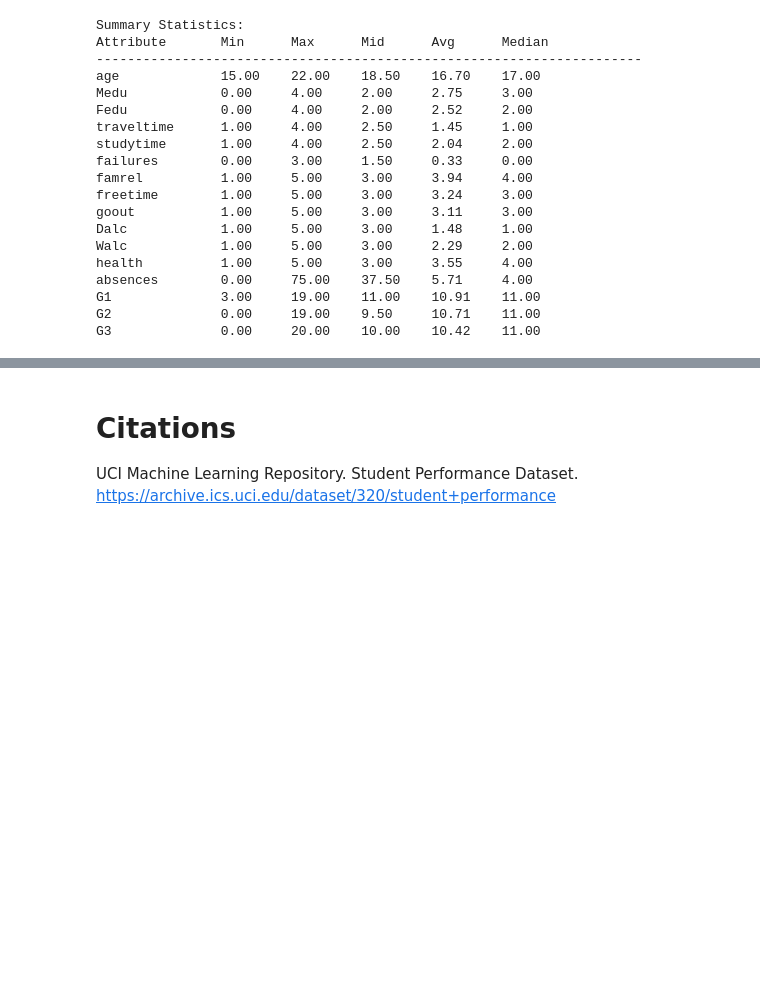
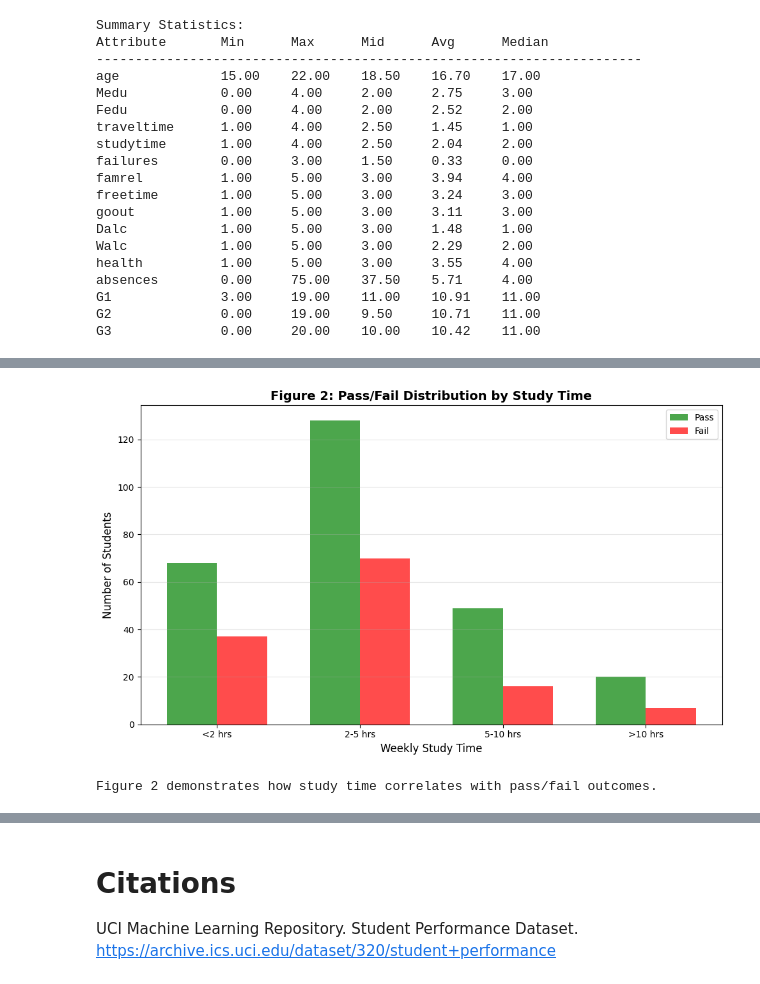
Before and after one commit to askillestad3/cpsc322-final-project, a Jupyter notebook: final.ipynb, the cells around one changed output, grey strips where cells are left out. Cells and saved outputs as stored; diff of their text form; code cells hidden in the pictures; blank space fills up the shorter version.

```diff
--- a/final.ipynb
+++ b/final.ipynb
@@ -172,0 +199,43 @@ G3              0.00     20.00    10.00    10.42    11.00
+# %%
+# Analyze pass/fail rates by study time
+studytime_index = data_table.column_names.index("studytime")
+pass_fail_index = data_table.column_names.index("pass_fail")
+
+studytime_pass_fail = {1: {"pass": 0, "fail": 0},
+                       2: {"pass": 0, "fail": 0},
+                       3: {"pass": 0, "fail": 0},
+                       4: {"pass": 0, "fail": 0}}
+
+for row in data_table.data:
+    st = int(row[studytime_index])
+    pf = row[pass_fail_index]
+    studytime_pass_fail[st][pf] += 1
+
+# Create grouped bar chart
+study_times = [1, 2, 3, 4]
+pass_counts = [studytime_pass_fail[st]["pass"] for st in study_times]
+fail_counts = [studytime_pass_fail[st]["fail"] for st in study_times]
+
+x = np.arange(len(study_times))
+width = 0.35
+
+fig, ax = plt.subplots(figsize=(10, 6))
+bars1 = ax.bar(x - width/2, pass_counts, width, label='Pass', color='green', alpha=0.7)
+bars2 = ax.bar(x + width/2, fail_counts, width, label='Fail', color='red', alpha=0.7)
+
+ax.set_xlabel('Weekly Study Time', fontsize=12)
+ax.set_ylabel('Number of Students', fontsize=12)
+ax.set_title('Figure 2: Pass/Fail Distribution by Study Time', fontsize=14, fontweight='bold')
+ax.set_xticks(x)
+ax.set_xticklabels(['<2 hrs', '2-5 hrs', '5-10 hrs', '>10 hrs'])
+ax.legend()
+ax.grid(axis='y', alpha=0.3)
+
+plt.tight_layout()
+plt.savefig('output/studytime_vs_grade.png', dpi=300, bbox_inches='tight')
+plt.show()
+
+print("Figure 2 demonstrates how study time correlates with pass/fail outcomes.")
+# %% [output]
+[figure, added]
+Figure 2 demonstrates how study time correlates with pass/fail outcomes.
```
Also changed, not shown: parts of 15 cells of this notebook.
